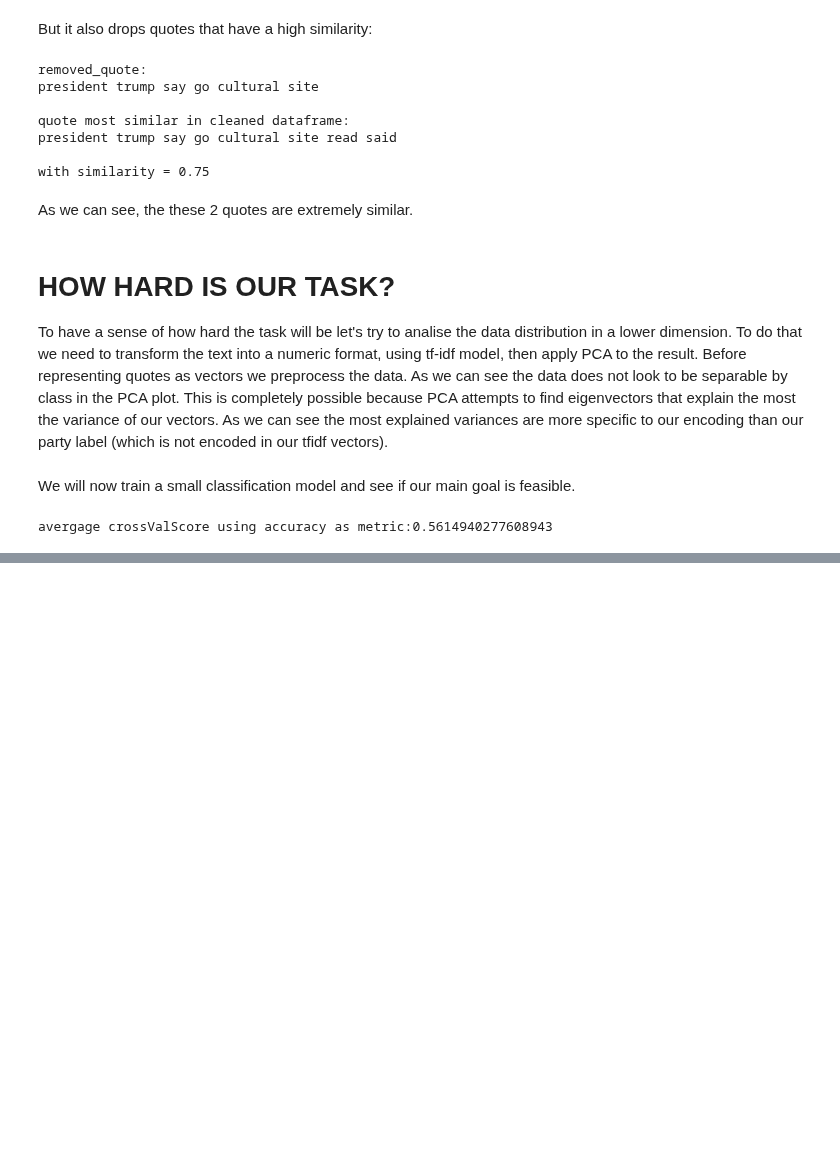
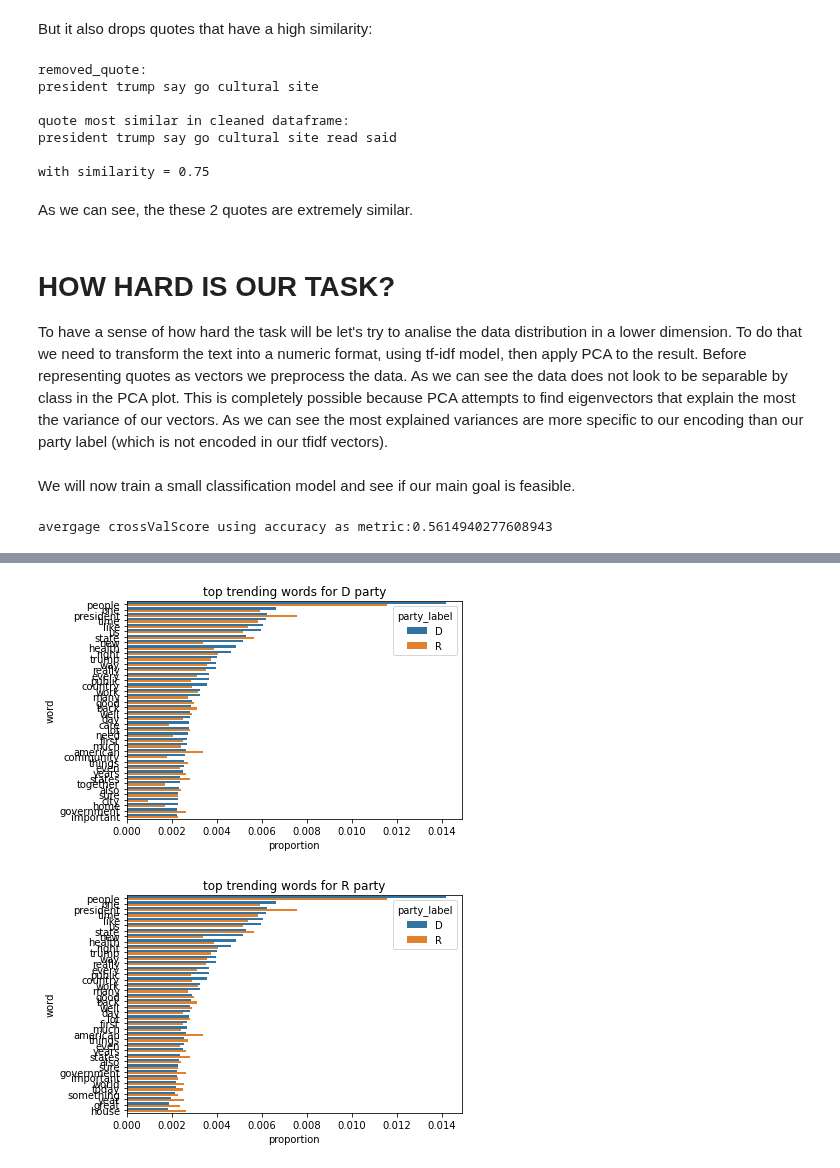
Before and after one commit to epfl-ada/ada-2021-project-mmng, a Jupyter notebook: final_notebook.ipynb, the cells around one changed output, grey strips where cells are left out. Saved outputs shown, nothing was run; the diff lists cells and outputs as text; code cells hidden in the pictures; blank space fills up the shorter version.

```diff
--- a/final_notebook.ipynb
+++ b/final_notebook.ipynb
@@ -591,8 +598,15 @@ def plot_number_of_quotes_per_party(df):
     ## use_keyword: specifies if we must use the keyword to to do analysis with only quotes that include the keyword
     ##removeVerbs: if set to true, we remove all verbs from the quotes
     ## top: the number of trending words that will be shown on plot
-def trending_words(dataframe, keyword = None, use_keyword = False, removeVerbs = False, top = 20):
+def trending_words(dataframe, keyword = None, use_keyword = False, removeVerbs = False,show_biggest_deltas = False ,top = 20):
     """ function that plots on a bar plot the top trending words for every political party and compares it to the other partie's statistics """
+
+    def compute_relative_proportion(pos_party, party_label, proportion):
+        if pos_party != party_label:
+            return -proportion
+        else:
+            return proportion
+
     df = dataframe.copy()
 
     if use_keyword:
@@ -616,20 +630,39 @@ def trending_words(dataframe, keyword = None, use_keyword = False, removeVerbs =
 
     word_count['proportion'] = word_count.groupby('party_label')['proportion'].apply(lambda x: x / float(x.sum()))
 
+    display
     #plot top trending words per party
     for party in word_count['party_label'].unique():
 
-        #sort word frequency in decreasing order
-        party_top_words = word_count[word_count['party_label'] == party].sort_values(by = 'proportion', ascending = False)
         if use_keyword:
             #drop keyword in the word frequencies
-            party_top_words = party_top_words[party_top_words['word'] != keyword]
+            party_top_words = word_count[word_count['word'] != keyword]
+
+        else:
+            party_top_words = word_count
+
+        if show_biggest_deltas:
+            #if party_label != party make the relative_proportion = -proportion otherwise make relative_proportion = proportion
+            word_count['proportion'] = word_count.apply(lambda x: compute_relative_proportion(party, x['party_label'], x['proportion']),axis = 1)
+
+            word_count['diff'] = word_count.groupby('word')['proportion'].apply(sum)
+            #sort word frequency in decreasing order
+            party_top_words = word_count[word_count['party_label'] == party].sort_values(by = 'diff', ascending = False)
+
+            word_count['proportion'] = word_count['proportion'].apply(lambda x: -x if x < 0 else x)
+            word_count = word_count.drop(columns = ['diff'])
+
+
+        else:
+            #sort word frequency in decreasing order
+            party_top_words = word_count[word_count['party_label'] == party].sort_values(by = 'proportion', ascending = False)
 
 
         ##get only the 'top' most frequent words
         party_top_words = party_top_words['word'].head(top)
         ##extract counts of the top trending words
         df_with_party_top_words = word_count[word_count['word'].isin(party_top_words)]
+        display(df_with_party_top_words)
         #plot
         sns.barplot(data = df_with_party_top_words, y='word', x='proportion', hue='party_label').set_title('top trending words for ' + party + ' party')
         plt.show()
@@ -636,4 +690,7 @@ def trending_words(dataframe, keyword = None, use_keyword = False, removeVerbs =
 # %%
 df =  pd.read_json(QUOTES_2020_PARTY_LABELED_CLEANED_PATH, lines=True, compression='bz2')
 # %%
-trending_words(df,removeVerbs = True)
+trending_words(df,removeVerbs = True,top = 20)
+# %% [output]
+[figure, added]
+[figure, added]
```
Also changed, not shown: parts of 5 cells of this notebook.
